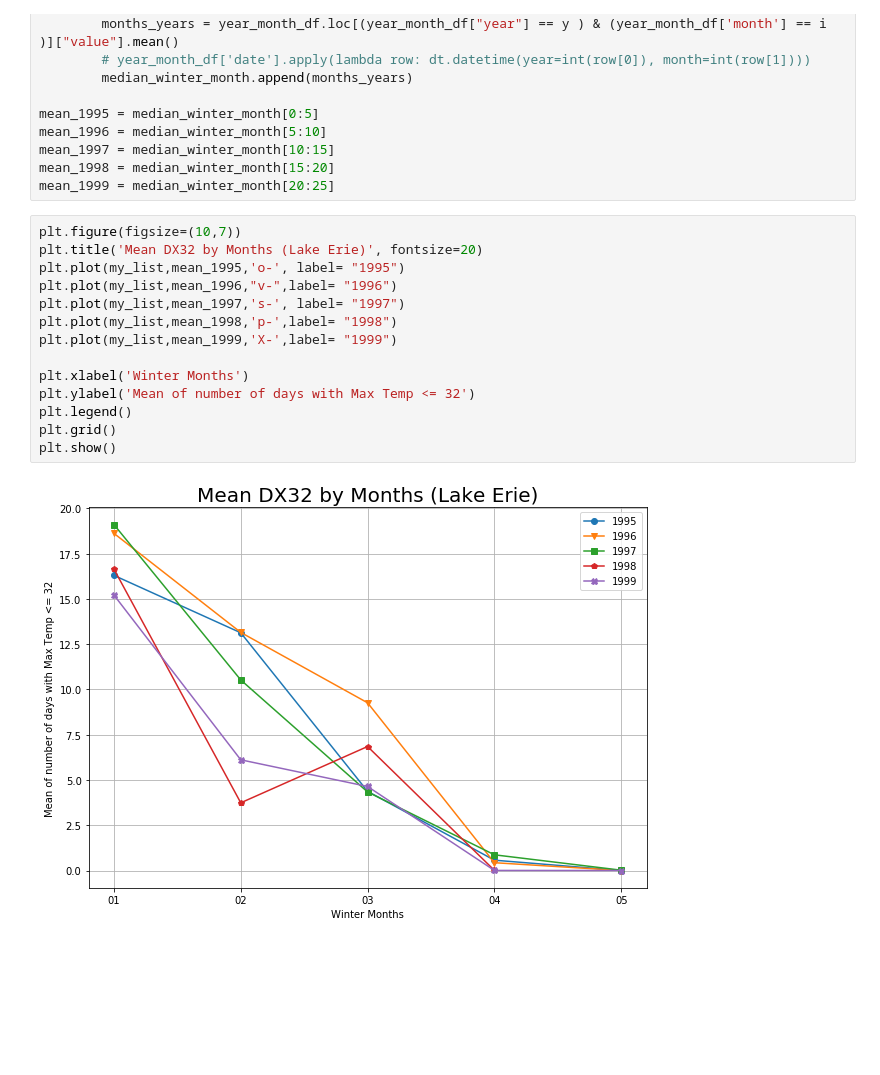
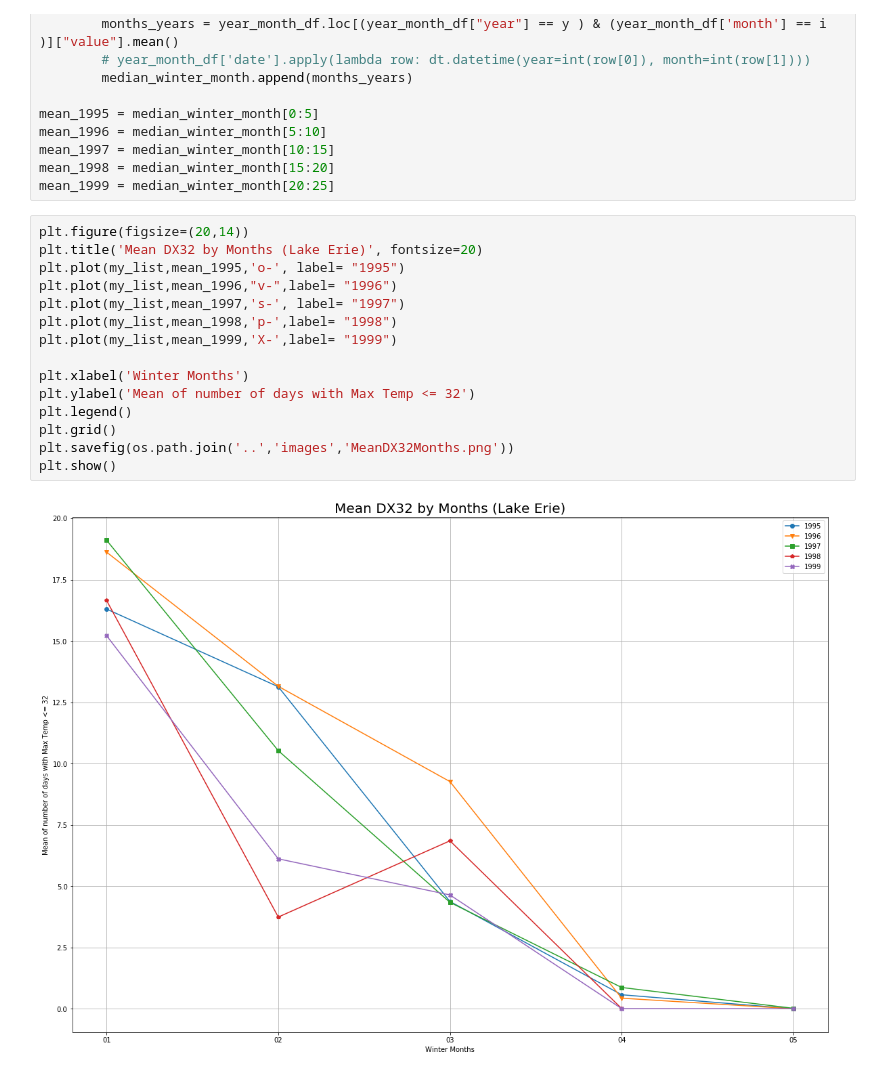
Before and after one commit to JansenKat/SMMBBGKJ-TTH-Prj1, a Jupyter notebook: notebooks/DX32_vs_months.ipynb, the cells around one changed output. Saved outputs shown, nothing was run; the diff lists cells and outputs as text; blank space fills up the shorter version.

Commit message:
Increased size of chart and saved as png.

```diff
--- a/notebooks/DX32_vs_months.ipynb
+++ b/notebooks/DX32_vs_months.ipynb
@@ -63,18 +63,19 @@ mean_1997 = median_winter_month[10:15]
 mean_1998 = median_winter_month[15:20]
 mean_1999 = median_winter_month[20:25]
 # %%
-plt.figure(figsize=(10,7))
+plt.figure(figsize=(20,14))
 plt.title('Mean DX32 by Months (Lake Erie)', fontsize=20)
 plt.plot(my_list,mean_1995,'o-', label= "1995")
 plt.plot(my_list,mean_1996,"v-",label= "1996")
 plt.plot(my_list,mean_1997,'s-', label= "1997")
 plt.plot(my_list,mean_1998,'p-',label= "1998")
 plt.plot(my_list,mean_1999,'X-',label= "1999")
 
 plt.xlabel('Winter Months')
 plt.ylabel('Mean of number of days with Max Temp <= 32')
 plt.legend()
 plt.grid()
+plt.savefig(os.path.join('..','images','MeanDX32Months.png'))
 plt.show()
 # %% [output]
-[figure, old version]
+[figure, new version]
```
Also changed, not shown: 1 other file.
